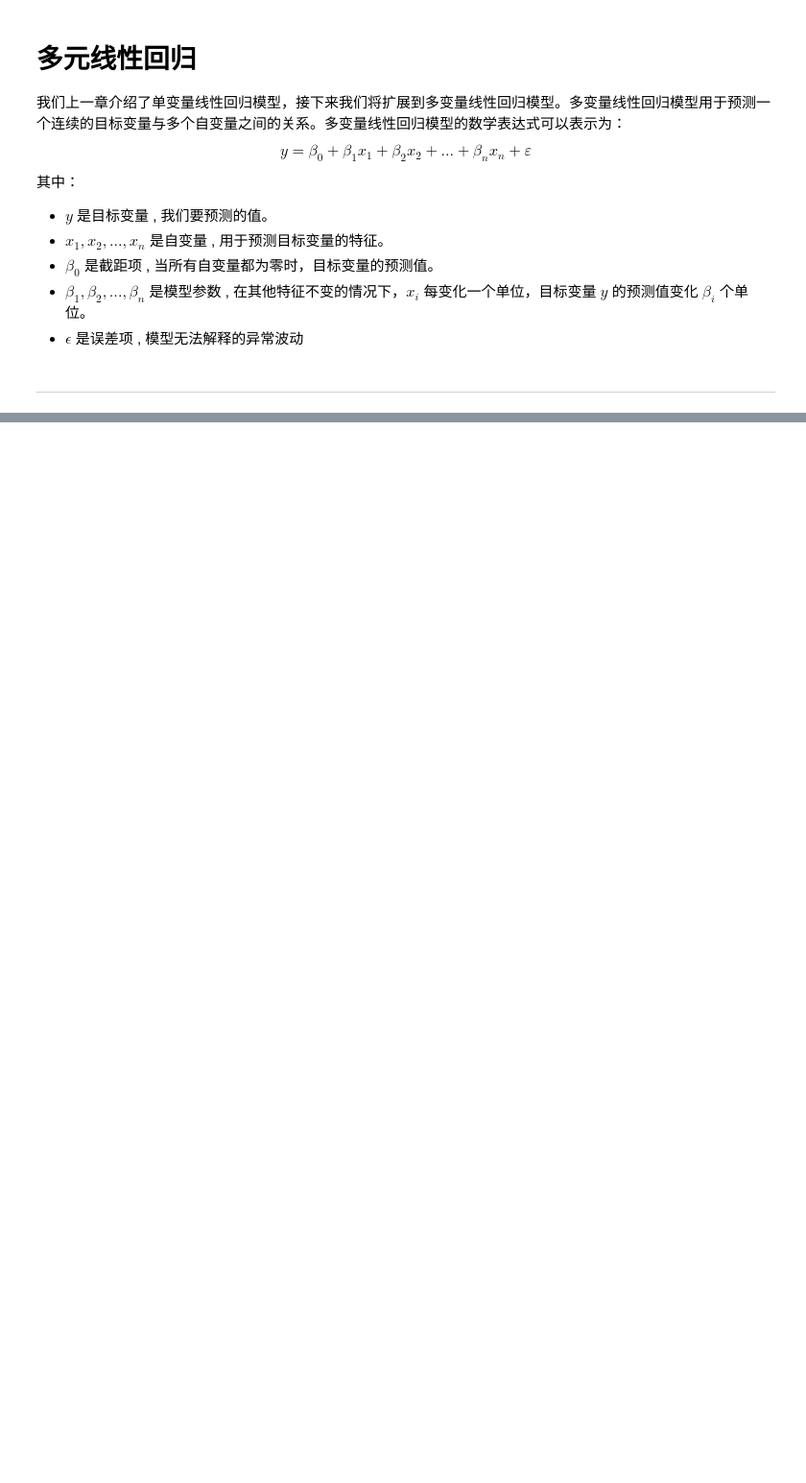
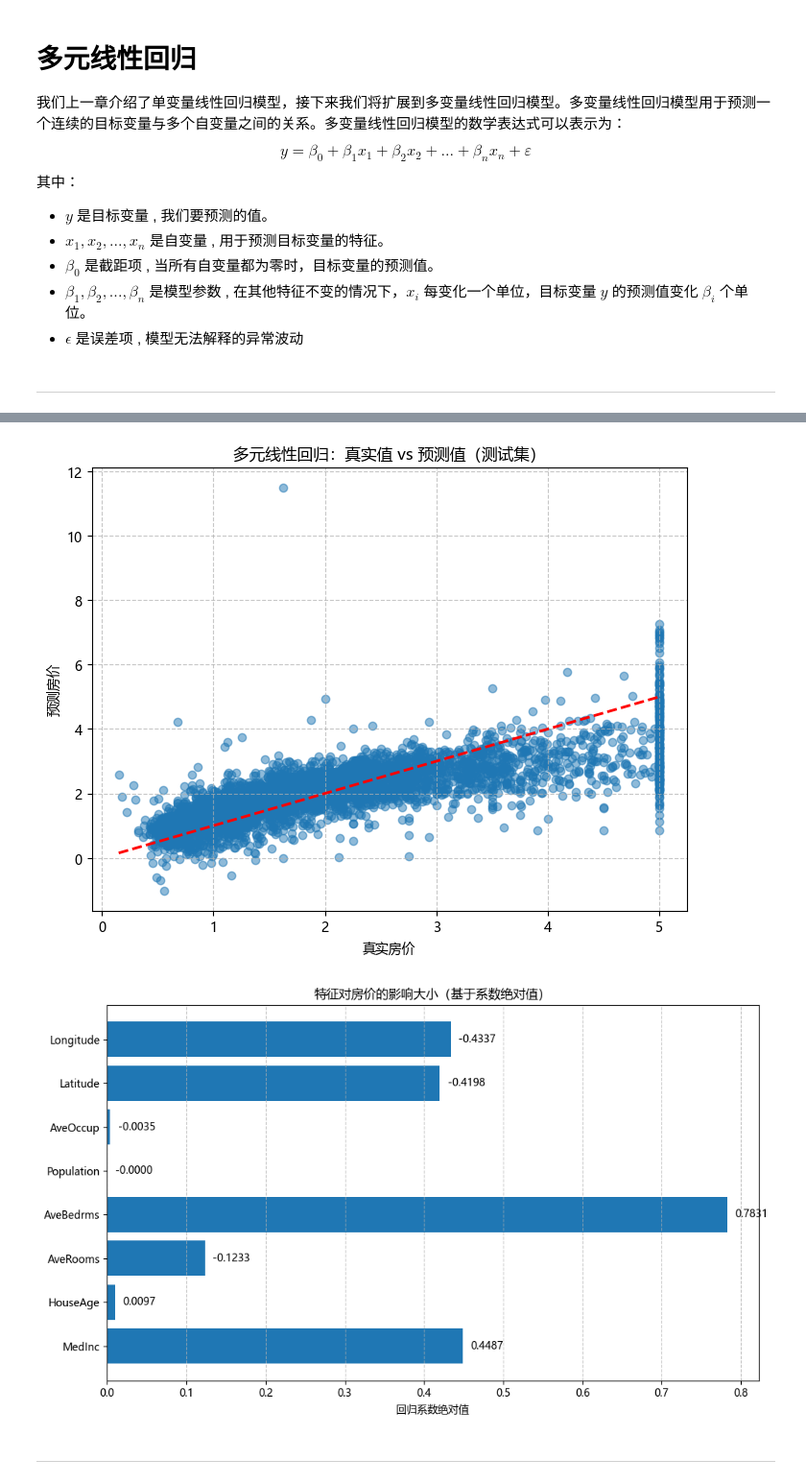
Before and after one commit to jinpeng900/AI-Learning, a Jupyter notebook: 3.机器学习/3.2 监督学习/2.多元线性回归.ipynb, the cells around one changed output, grey strips where cells are left out. Shown at 96% size. Drawn from its saved outputs; the diff is of its cells as text; code cells hidden in the pictures; blank space fills up the shorter version.

```diff
--- a/3.机器学习/3.2 监督学习/2.多元线性回归.ipynb
+++ b/3.机器学习/3.2 监督学习/2.多元线性回归.ipynb
@@ -50,0 +101,15 @@ $$
+# %%
+# 2. 数据探索与预处理
+print(df.info())
+print("\n描述性统计:")
+print(df.describe())
+
+
+# 划分特征(X) 和目标变量(y)
+X = df.drop('MedHouseVal', axis=1)  # 特征矩阵 : 包含除房价外的所有列
+y = df['MedHouseVal']                 # 目标变量 : 房价中位数
+
+
+X_train, X_test, y_train, y_test = train_test_split(X, y, test_size=0.2, random_state=42)
+print(f"\n训练集样本数: {X_train.shape[0]}")
+print(f"测试集样本数: {X_test.shape[0]}")
@@ -50,0 +185,33 @@ $$
+# %%
+# 4. 可视化：真实值 vs 预测值 (测试集)
+plt.rcParams['font.sans-serif'] = ['Microsoft YaHei']
+plt.rcParams['axes.unicode_minus'] = False
+
+plt.figure(figsize=(8, 6))
+plt.scatter(y_test, y_test_pred, alpha=0.5)
+plt.plot([y.min(), y.max()], [y.min(), y.max()], 'r--', lw=2) # 绘制理想对角线
+plt.xlabel('真实房价')
+plt.ylabel('预测房价')
+plt.title('多元线性回归：真实值 vs 预测值（测试集）')
+plt.grid(True, linestyle='--', alpha=0.7)
+plt.show()
+
+# 可视化：特征重要性（通过系数绝对值大小近似表示）
+features = X.columns
+coefs = model.coef_
+plt.figure(figsize=(10, 6))
+bars = plt.barh(features, np.abs(coefs)) # 使用绝对值比较影响大小
+plt.xlabel('回归系数绝对值')
+plt.title('特征对房价的影响大小（基于系数绝对值）')
+# 为条形图添加数值标签
+for bar, coef in zip(bars, coefs):
+    width = bar.get_width()
+    plt.text(width + 0.01, bar.get_y() + bar.get_height()/2, f'{coef:.4f}', va='center')
+plt.grid(True, axis='x', linestyle='--', alpha=0.7)
+plt.tight_layout()
+plt.show()
+# %% [output]
+[figure, added]
+[figure, added]
+# %% [markdown]
+-----
```
Also changed, not shown: parts of 7 cells of this notebook, 5 other files.
